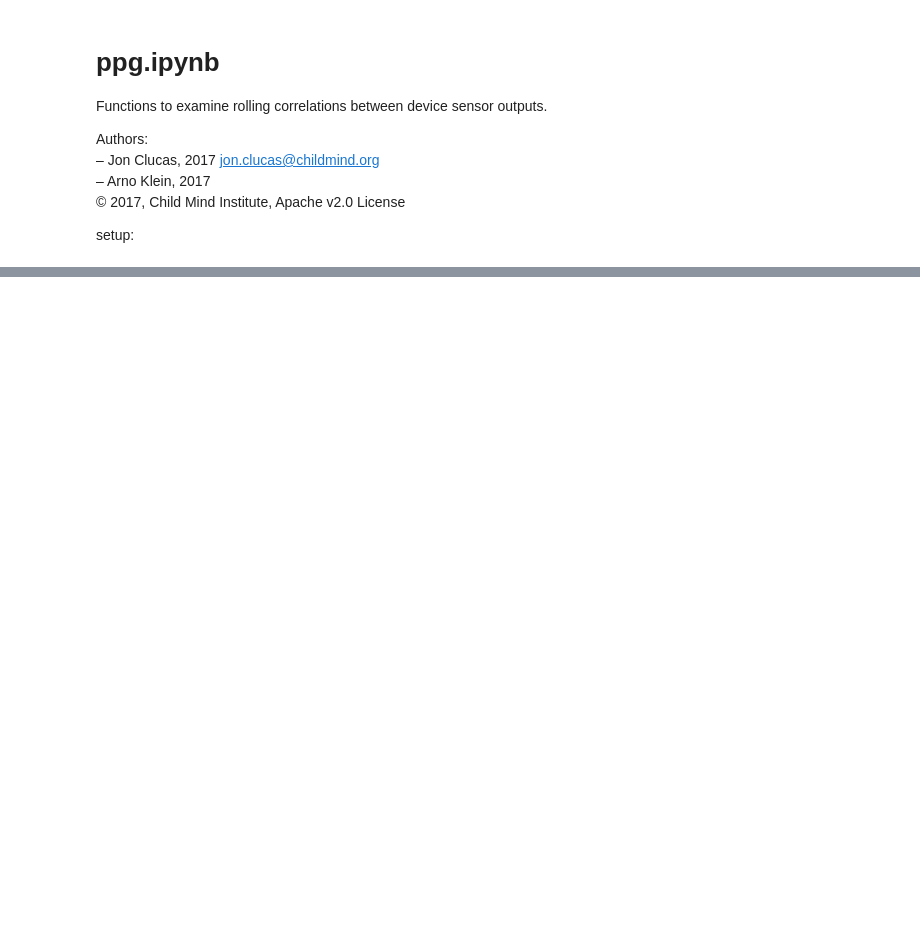
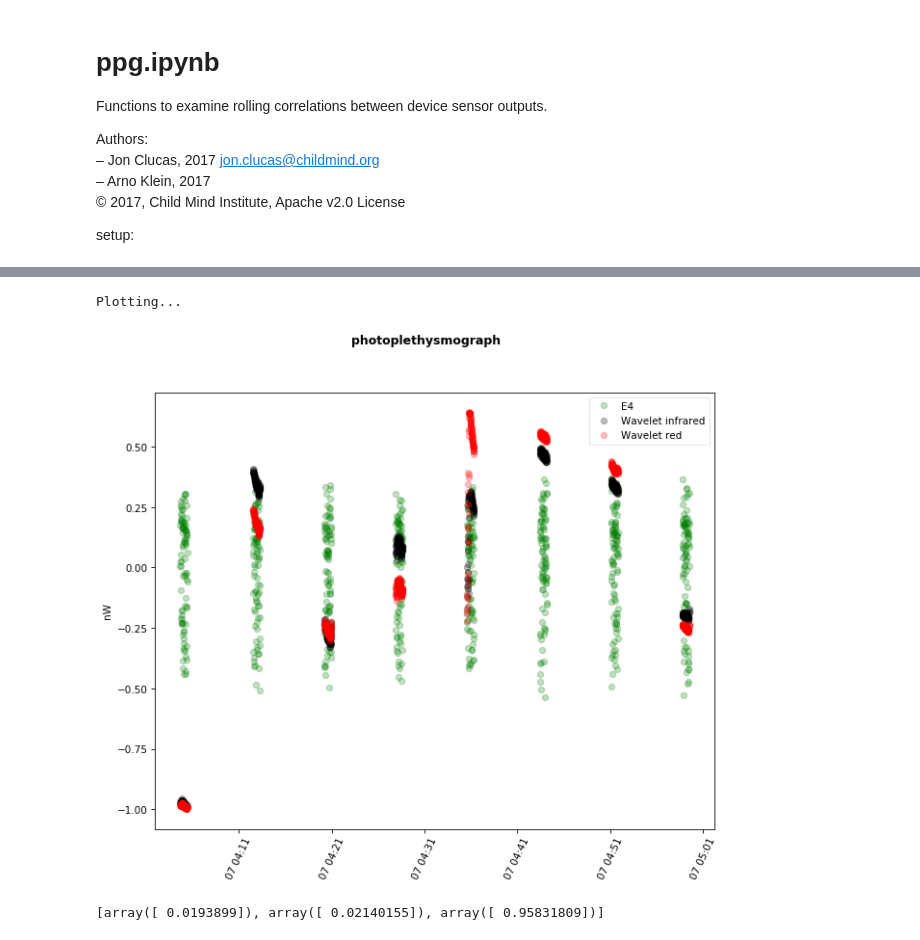
Before and after one commit to ChildMindInstitute/Healthy-Brain-Network-wearable-evaluation, a Jupyter notebook: ppg.ipynb, the cells around one changed output, grey strips where cells are left out. Saved outputs shown, nothing was run; the diff lists cells and outputs as text; code cells hidden in the pictures; blank space fills up the shorter version.

```diff
--- a/ppg.ipynb
+++ b/ppg.ipynb
@@ -26,7 +26,7 @@ with open(os.path.join('./line_charts/device_colors.json')) as fp:
     color_key = json.load(fp)
 """
 pd.set_option('mode.use_inf_as_null', True)
-ppg_hashes = {'E4_ppg': '74a4074802c03fa22fb3ae8a6715263b',
+ppg_hashes = {'E4_ppg': '19fa4ff38b0962c13144c7b511b6314e',
               'Wavelet_ppg': '1af7572640aea22a0af354bedbeb7a1e'}
 if not os.path.exists('./sample_data'):
     os.makedirs('./sample_data')
@@ -37,3 +33,3 @@ Wavelet has a 'Timestamp' column and four data columns: red, infrared, filtered
 # %%
-df = df_devices(['E4', 'Wavelet'], 'ppg', datetime(2017, 4, 7, 17), datetime(2017, 4, 7, 20), ppg_hashes)
+df = df_devices(['E4', 'Wavelet'], 'ppg', datetime(2017, 4, 7, 4), datetime(2017, 4, 7, 5), ppg_hashes)
 # %% [output]
@@ -78,11 +87,13 @@ linechart(demean_and_normalize(shifted_df), line=False)
-# %%
-df = df_devices(['E4', 'Wavelet'], 'ppg', datetime(2017, 4, 8, 15, 30), datetime(2017, 4, 8, 16), ppg_hashes)
-[xcorr(df['nW'].values, df['infrared'].values), xcorr(df['nW'].values, df['red'].values),
- xcorr(df['infrared'].values, df['red'].values)]
+# %%
+thinned_df = df.dropna(how="any", inplace=False)
+linechart(thinned_df, line=False)
+# %% [output]
+Plotting...
+[figure, added]
 # %%
-Evalues = df['nW'].values
-WIvalues = df['infrared'].values
-WRvalues = df['red'].values
+Evalues = thinned_df['nW'].values
+WIvalues = thinned_df['infrared'].values
+WRvalues = thinned_df['red'].values
 
 shiftWIWR = len(WIvalues) - np.argmax(np.correlate(np.nan_to_num(WIvalues), np.nan_to_num(WRvalues), mode='full'))
 shiftEWI = len(WIvalues) - np.argmax(np.correlate(np.nan_to_num(WIvalues), np.nan_to_num(Evalues), mode='full'))
@@ -95,3 +106,5 @@ WRvalues_shifted = WRvalues[shift_EW:WRvalues.shape[0]]
 [np.shape(Evalues_shifted), np.shape(WIvalues_shifted), np.shape(WRvalues_shifted)]
 [xcorr(Evalues_shifted, WIvalues_shifted), xcorr(Evalues_shifted, WRvalues_shifted),
  xcorr(WIvalues_shifted, WRvalues_shifted)]
+# %% [output]
+[array([ 0.0193899]), array([ 0.02140155]), array([ 0.95831809])]
```
Also changed, not shown: parts of 13 cells of this notebook, 4 other files.
